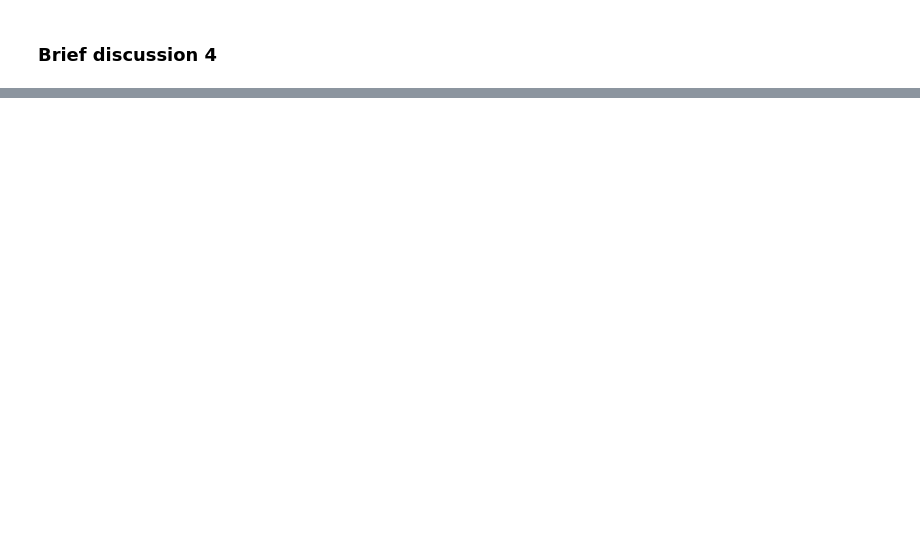
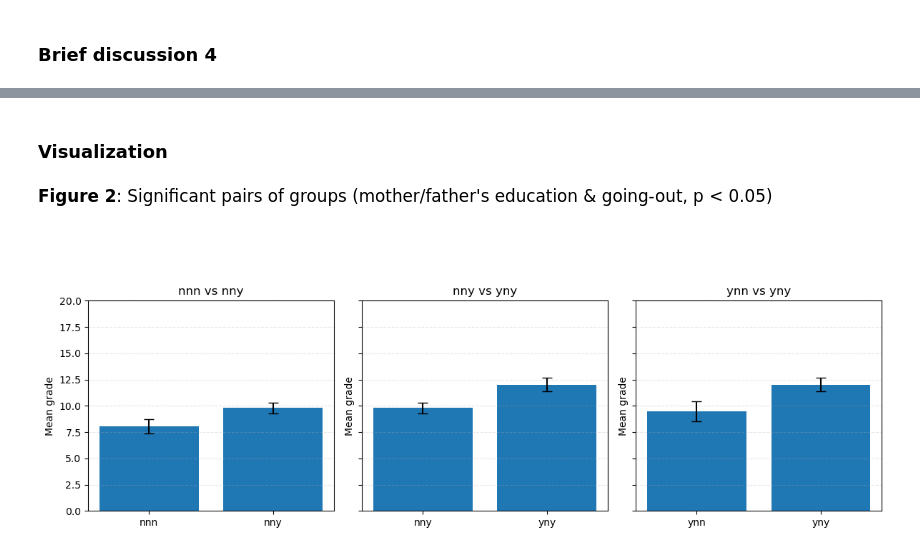
Before and after one commit to 00koya00/Data_Analysis_Practice_II-E2_2025, a Jupyter notebook: 8. FP-5/classical.ipynb, the cells around one changed output, grey strips where cells are left out. Drawn from its saved outputs; the diff is of its cells as text; code cells hidden in the pictures; blank space fills up the shorter version.

```diff
--- a/8. FP-5/classical.ipynb
+++ b/8. FP-5/classical.ipynb
@@ -205,6 +211,6 @@ Objective   : To find nice groups.
 # %%
-about = desc.df.groupby("group_2")["Grade"].agg(["mean", "std", "count"])
-print(about)
+about2 = desc.df.groupby("group_2")["Grade"].agg(["mean", "std", "count"])
+print(about2)
 # %% [output]
               mean       std  count
 group_2
@@ -237,0 +318,39 @@ Objective   :
+# %% [markdown]
+### Visualization
+# %%
+def Second_analysis(num=1):
+    about2["se"] = about2["std"] / np.sqrt(about2["count"])
+    pairs_short2 = [("nnn", "nny"), ("nny", "yny"), ("ynn", "yny")]
+    fig, axes = plt.subplots(1, 3, figsize=(12, 4), sharey=True)
+    axes = axes.flatten()
+
+    for i, (c1, c2) in enumerate(pairs_short2):
+        g1 = desc.expand_code(c1)  # "nnn" -> "n_n_n"
+        g2 = desc.expand_code(c2)
+        ax = axes[i]
+        m1 = about2.loc[g1, "mean"]
+        n1 = about2.loc[g1, "count"]
+        sd1 = about2.loc[g1, "std"]
+        se1 = sd1 / np.sqrt(n1)
+        m2 = about2.loc[g2, "mean"]
+        n2 = about2.loc[g2, "count"]
+        sd2 = about2.loc[g2, "std"]
+        se2 = sd2 / np.sqrt(n2)
+        means = [m1, m2]
+        ses   = [se1, se2]
+        x = np.arange(2)
+        ax.bar(x, means, yerr=ses, capsize=5)
+        ax.set_xticks(x)
+        ax.set_xticklabels([c1, c2])
+        ax.set_ylim(0, 20)
+        ax.set_ylabel("Mean grade")
+        ax.set_title(f"{c1} vs {c2}")
+        ax.grid(axis="y", linestyle="--", alpha=0.3)
+    desc.display_title("Significant pairs of groups (mother/father's education & going-out, p < 0.05)", pref='Figure', num=num)
+    fig.tight_layout(rect=[0, 0, 1, 0.92])
+    plt.show()
+
+Second_analysis(num=2)
+# %% [output]
+<p><span style="font-size: 1.2em;"><b>Figure 2</b>: Significant pairs of groups (mother/father's education & going-out, p < 0.05)</span></p><br><br>
+[figure, added]
```
Also changed, not shown: parts of 10 cells of this notebook, 1 other file.
